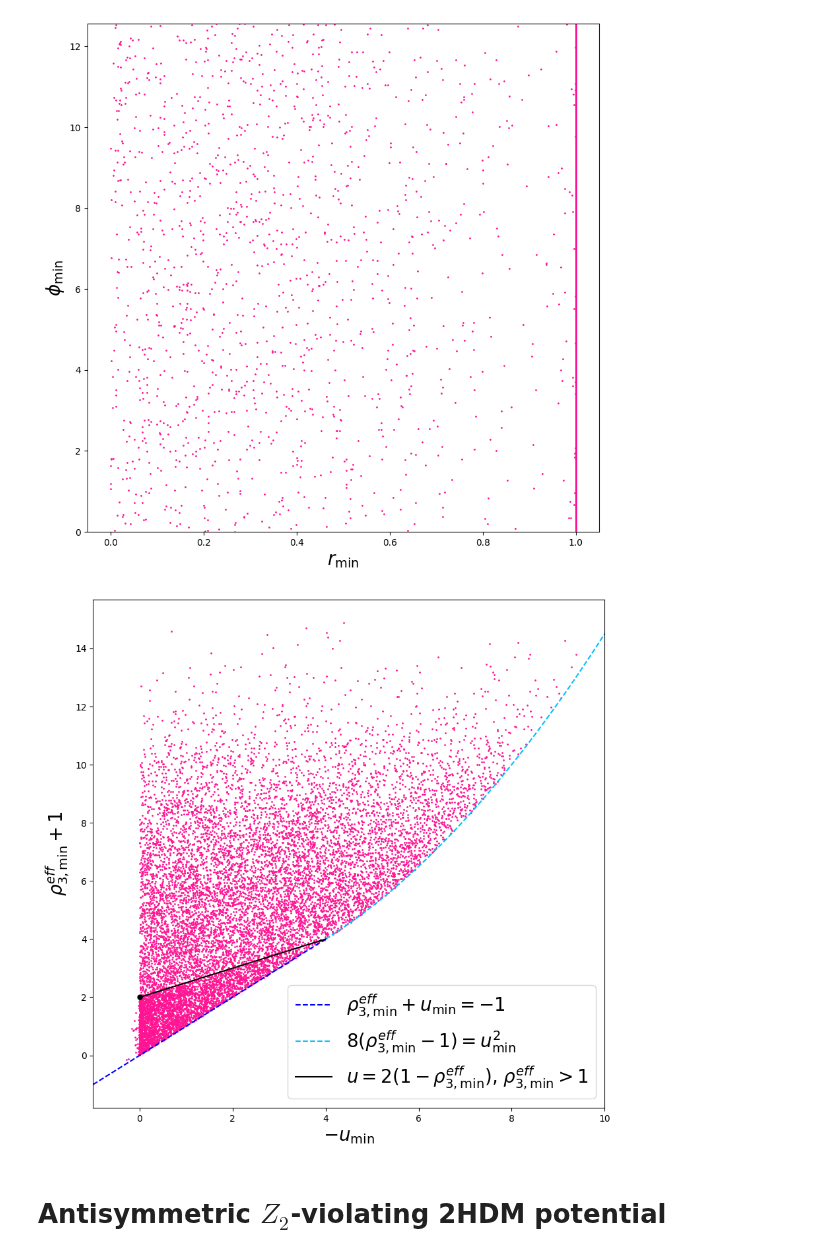
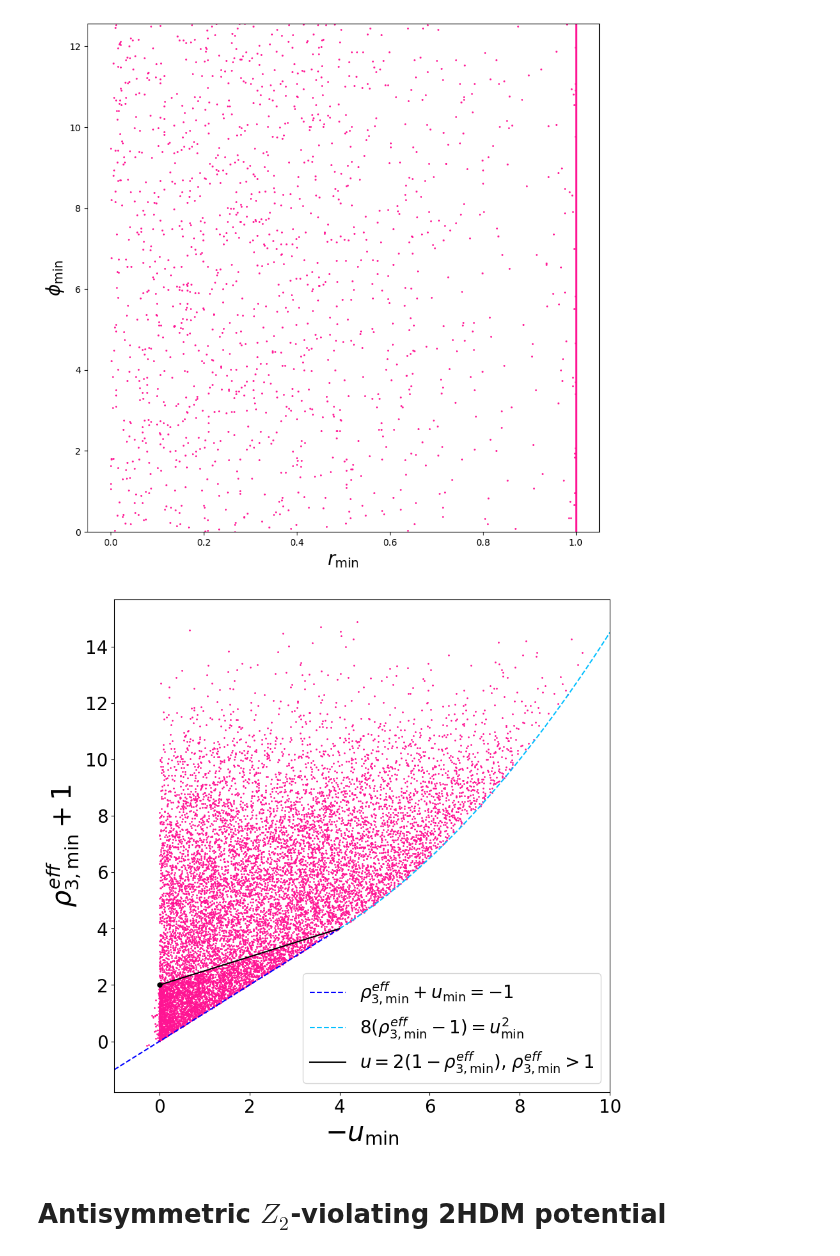
Before and after one commit to jdlpv/Theoretical-constraints-on-beyond-Standard-Model-extensions-of-the-Higgs-potential, a Jupyter notebook: parameter_visualizer.ipynb, the cells around one changed output. Drawn from its saved outputs; the diff is of its cells as text; code cells hidden in the pictures.

```diff
--- a/parameter_visualizer.ipynb
+++ b/parameter_visualizer.ipynb
@@ -7,6 +7,9 @@ import matplotlib.pyplot as plt
 Z2_violating_valid_values = np.loadtxt('Z2_violating_valid_values.txt', delimiter=',')
 # %%
 font_size = 50
+
+plt.rcParams['xtick.labelsize'] = 30
+plt.rcParams['ytick.labelsize'] = 30
 
 fig = plt.figure(figsize=(25,25))
 
@@ -231,5 +234,6 @@ ax.set_xlim([0, 5])
 ax.set_ylim([0, 2*np.pi])
 
 plt.tight_layout()
+plt.savefig('general_stair.png', dpi=300, bbox_inches='tight')
 plt.show()
 # %% [output]
@@ -237,5 +241,8 @@ plt.show()
 # %%
 fig = plt.figure(figsize=(10,10))
+
+plt.rcParams['xtick.labelsize'] = 'medium'
+plt.rcParams['ytick.labelsize'] = 'medium'
 
 ax = fig.add_subplot(1,1,1)
 
@@ -746,6 +753,9 @@ plt.show()
 [figure]
 # %%
 # Define effective parameters
+
+plt.rcParams['xtick.labelsize'] = 20
+plt.rcParams['ytick.labelsize'] = 20
 
 rho_3_Z_2_violating_sym = symmetric_valid_values[:,0]
 rho_4_Z_2_violating_sym = symmetric_valid_values[:,1]
@@ -758,36 +768,37 @@ alpha_7_Z_2_violating_sym = symmetric_valid_values[:,7]
 r_sym = symmetric_valid_values[:,8]
 phi_sym = symmetric_valid_values[:,9]
 
 rho_3_eff_Z_2_violating_sym = rho_3_Z_2_violating_sym + r_sym**2*(rho_4_Z_2_violating_sym + rho_5_Z_2_violating_sym*np.cos(alpha_5_Z_2_violating_sym + phi_sym))
 
 rho_6_eff_Z_2_violating_sym = rho_6_Z_2_violating_sym*r_sym*np.cos(alpha_6_Z_2_violating_sym + (1/2)*phi_sym)
 
 rho_7_eff_Z_2_violating_sym = rho_7_Z_2_violating_sym*r_sym*np.cos(alpha_7_Z_2_violating_sym + (1/2)*phi_sym)
 
 u_Z_2_violating_sym = rho_6_eff_Z_2_violating_sym + rho_7_eff_Z_2_violating_sym
 
 v_Z_2_violating_sym = rho_6_eff_Z_2_violating_sym - rho_7_eff_Z_2_violating_sym
 
 x_var = np.linspace(0,4,1000)
 x_var2 = np.linspace(4,10,1000)
 x_var3 = np.linspace(-1,4,1000)
 
 plt.figure(figsize=(10,10))
 
 plt.scatter(-u_Z_2_violating_sym,rho_3_eff_Z_2_violating_sym+1,color='deeppink',s=1)
 
 plt.plot(x_var3,x_var3,color='blue',linestyle='--',label=r'$\rho^{eff}_{3,\text{min}}+u_{\text{min}}=-1$')
 plt.plot(x_var2,x_var2**2/8+2, color='deepskyblue',linestyle='--',label=r'$8(\rho^{eff}_{3,\text{min}}-1) = u^2_{\text{min}}$')
 plt.plot(x_var,x_var/2+2, color='black',label=r'$u=2(1-\rho^{eff}_{3,\text{min}})$, $\rho^{eff}_{3,\text{min}}>1$')
 plt.plot(0,2,marker='o',color='black',markersize=5)
 
 plt.legend(loc=4,fontsize=20)
-plt.ylabel(r'$\rho^{eff}_{3,\text{min}}+1$',fontsize=20)
-plt.xlabel(r'$-u_{\text{min}}$',fontsize=20)
+plt.ylabel(r'$\rho^{eff}_{3,\text{min}}+1$',fontsize=30)
+plt.xlabel(r'$-u_{\text{min}}$',fontsize=30)
 plt.xlim([-1,10])
+plt.savefig('sym_restriction.png', dpi=300, bbox_inches='tight')
 plt.show()
 # %% [output]
-[figure, old version]
+[figure, new version]
 # %% [markdown]
 # Antisymmetric $Z_2$-violating 2HDM potential
 # %%
```
Also changed, not shown: parts of 4 cells of this notebook, 2 other files.
